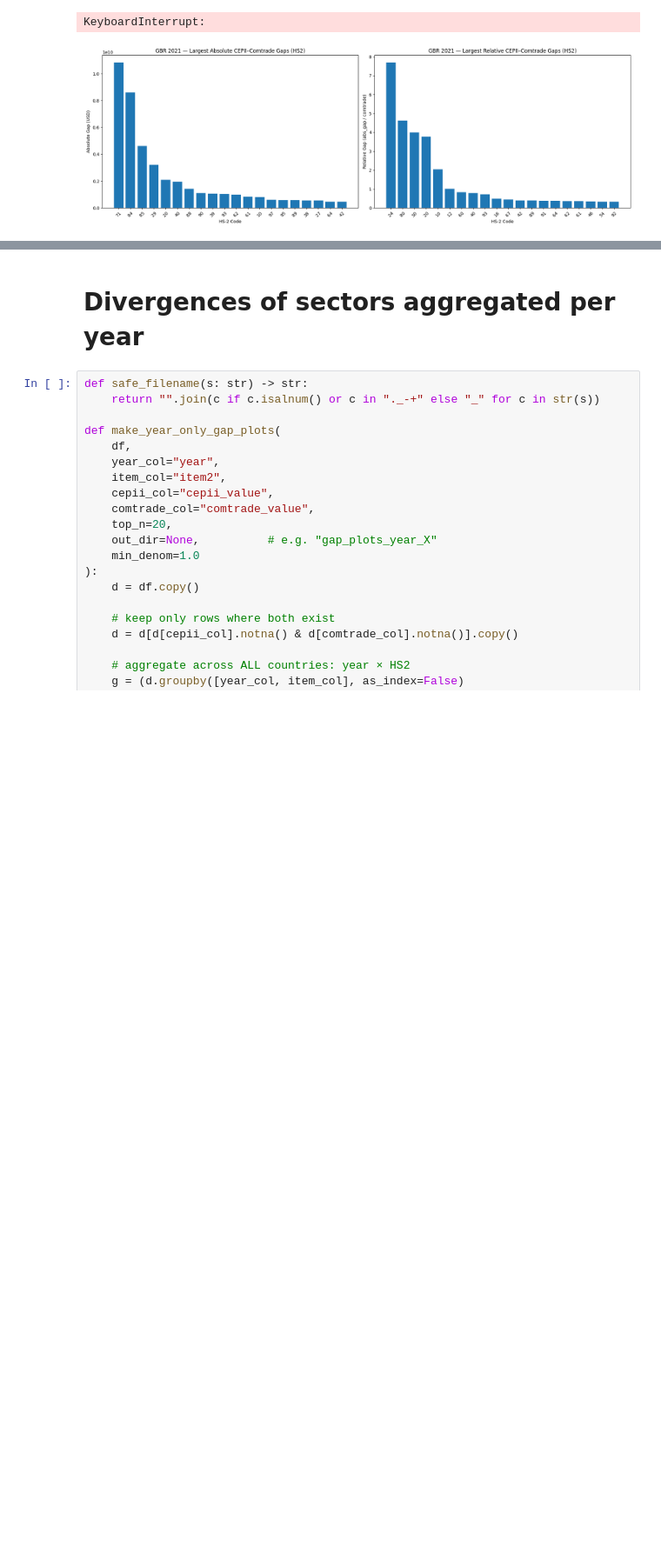
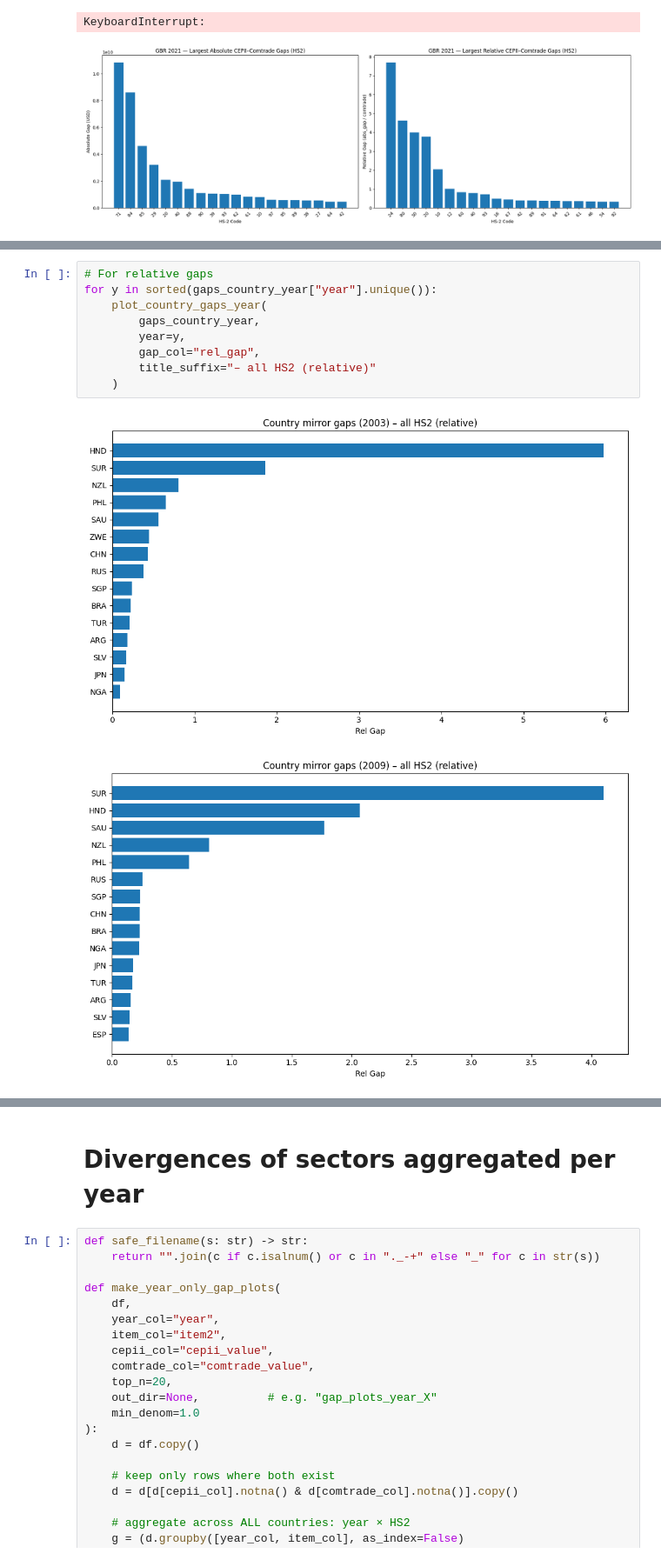
Before and after one commit to DavidAFG/Trade_Bid, a Jupyter notebook: two_digit_comp.ipynb, the cells around one changed output, grey strips where cells are left out. Shown at 87% size. Drawn from its saved outputs; the diff is of its cells as text; blank space fills up the shorter version.

```diff
--- a/two_digit_comp.ipynb
+++ b/two_digit_comp.ipynb
@@ -1082,0 +1150,12 @@ KeyboardInterrupt:
+# %%
+# For relative gaps
+for y in sorted(gaps_country_year["year"].unique()):
+    plot_country_gaps_year(
+        gaps_country_year,
+        year=y,
+        gap_col="rel_gap",
+        title_suffix="– all HS2 (relative)"
+    )
+# %% [output]
+[figure, added]
+[figure, added]
```
Also changed, not shown: parts of 7 cells of this notebook, 1 other file.
